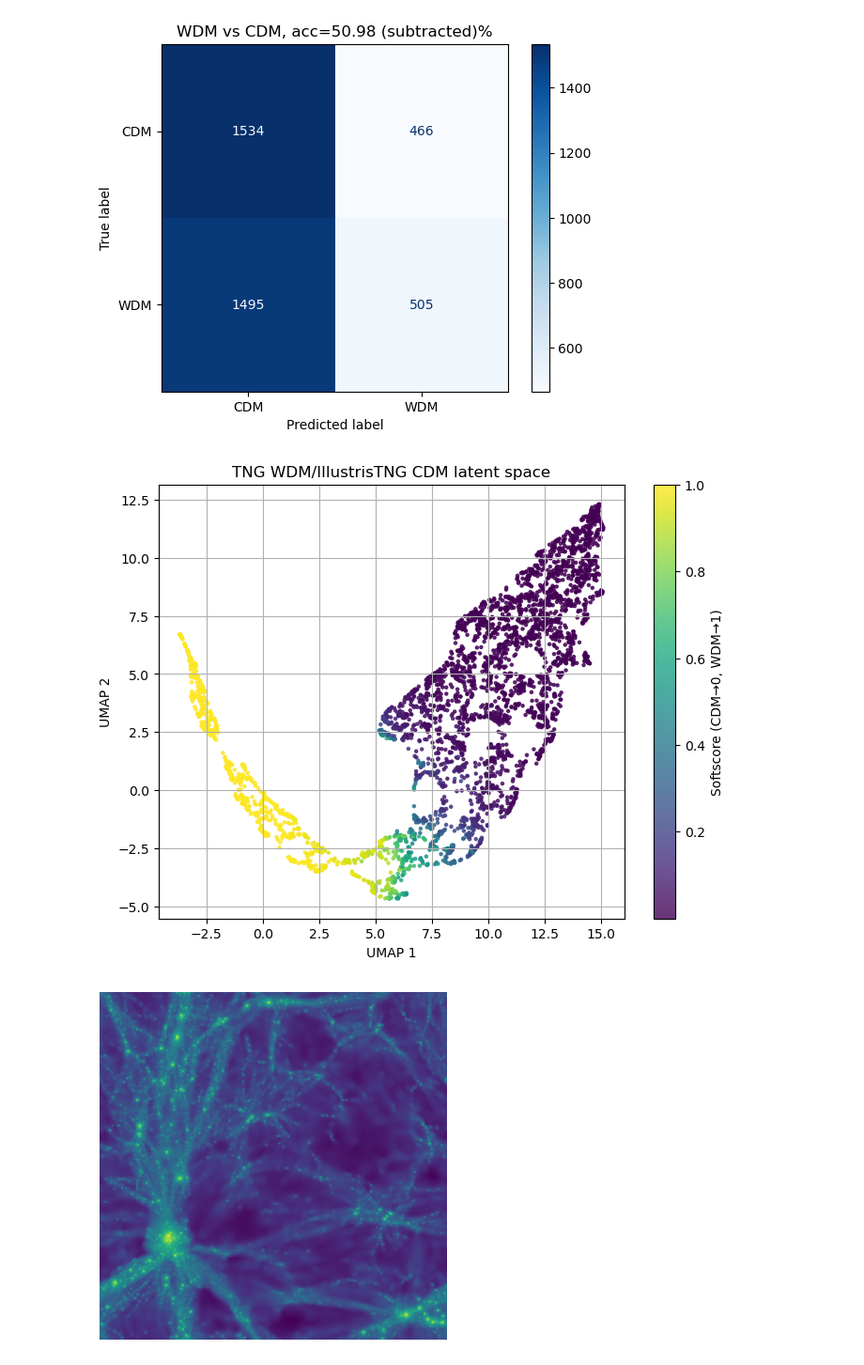
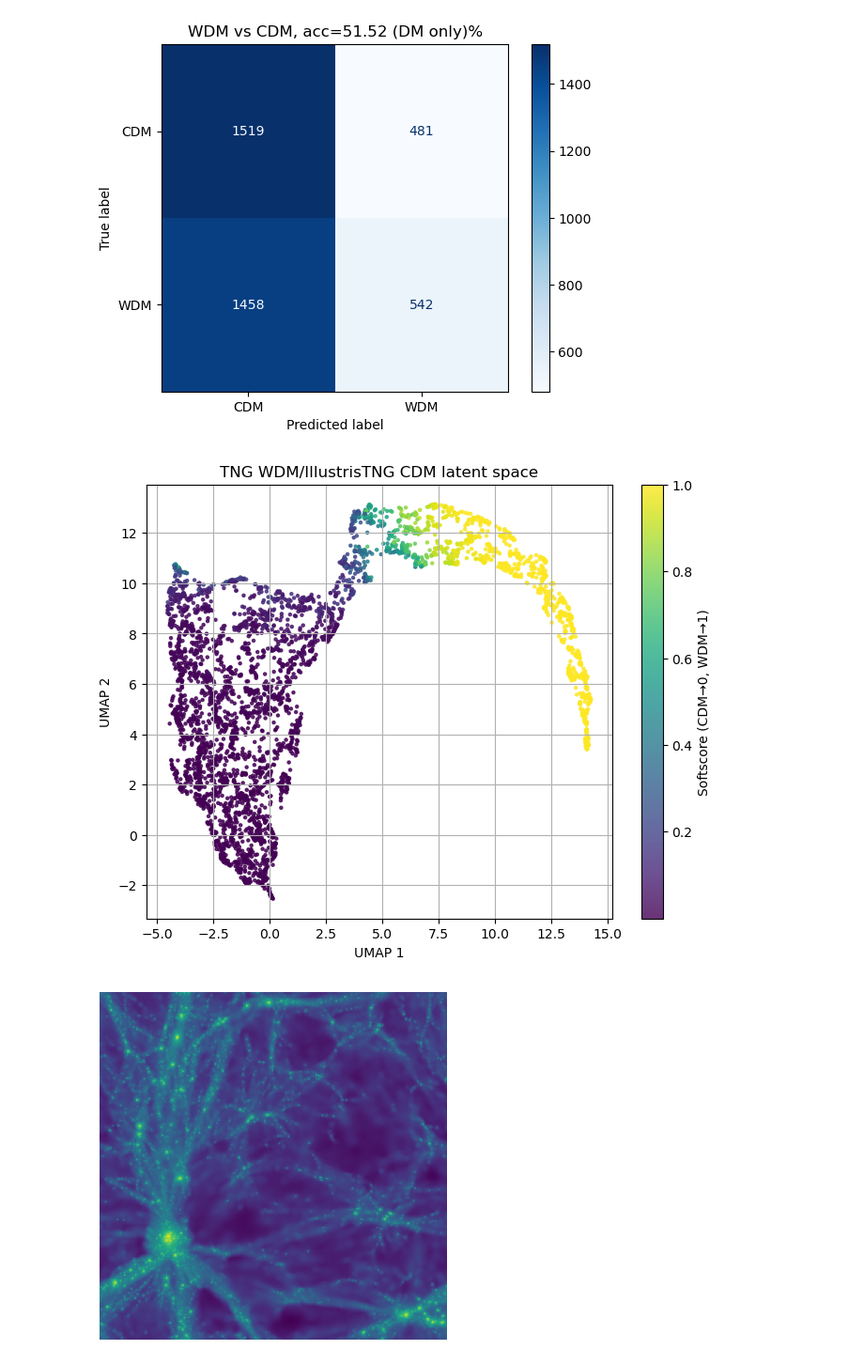
Before and after one commit to mingshauliu/DMLatent, a Jupyter notebook: small_net_bary/test.ipynb, the cells around one changed output. Shown at 94% size. Cells and saved outputs as stored; diff of their text form; code cells hidden in the pictures.

```diff
--- a/small_net_bary/test.ipynb
+++ b/small_net_bary/test.ipynb
@@ -15,8 +15,8 @@ import h5py
 # %%
 cdm_model='IllustrisTNG'
 
-cdm_file=f'/n/netscratch/iaifi_lab/Lab/msliu/CMD/data/{cdm_model}/Maps_Mtot_{cdm_model}_LH_z=0.00.npy'
-wdm_file='/n/netscratch/iaifi_lab/Lab/ccuestalazaro/DREAMS/Images/WDM/boxes/Maps_Mtot_IllustrisTNG_WDM_z=0.00.npy'
+cdm_file=f'/n/netscratch/iaifi_lab/Lab/msliu/CMD/data/{cdm_model}/Maps_Mcdm_{cdm_model}_LH_z=0.00.npy'
+wdm_file='/n/netscratch/iaifi_lab/Lab/ccuestalazaro/DREAMS/Images/WDM/boxes/Maps_Mcdm_IllustrisTNG_WDM_z=0.00.npy'
 
 cdm_gas = '/n/netscratch/iaifi_lab/Lab/msliu/CMD/data/IllustrisTNG/Maps_Mgas_IllustrisTNG_LH_z=0.00.npy'
 wdm_gas='/n/netscratch/iaifi_lab/Lab/ccuestalazaro/DREAMS/Images/WDM/boxes/Maps_Mgas_IllustrisTNG_WDM_z=0.00.npy'
@@ -32,7 +32,8 @@ val_test_transform = SimpleResize(
     apply_log=True  # Keep log scale
 )
 
-test_dataset = load_dataset(all_indices, transform=val_test_transform, cdm_file=cdm_file, wdm_file=wdm_file,bary_file=bary_file)
+test_dataset = load_dataset(all_indices, transform=val_test_transform,
+                            cdm_file=cdm_file, wdm_file=wdm_file,bary_file=None)
 test_loader = DataLoader(test_dataset, batch_size=64, shuffle=False,
                          num_workers=1, pin_memory=True)
 # %% [output]
@@ -88,38 +87,38 @@ with torch.no_grad():
         all_preds.extend(preds.cpu().numpy())
         all_labels.extend(y.cpu().numpy())
 
 features = torch.cat(features, dim=0).numpy()
 softscores = np.array(softscores)
 all_preds = np.array(all_preds)
 all_labels = np.array(all_labels)
 
 # --- Confusion Matrix ---
 cm = confusion_matrix(all_labels, all_preds)
 acc = accuracy_score(all_labels, all_preds)
 disp = ConfusionMatrixDisplay(confusion_matrix=cm, display_labels=["CDM", "WDM"])
 disp.plot(cmap="Blues")
-plt.title(f"WDM vs CDM, acc={acc*100:.2f} (subtracted)%")
-plt.savefig(f'cm_WDMClassifierLarge_subtracted.png')
+plt.title(f"WDM vs CDM, acc={acc*100:.2f} (DM only)%")
+plt.savefig(f'cm_WDMClassifierLarge_DM.png')
 plt.show()
 
 # --- UMAP Projection ---
 reducer = umap.UMAP(n_components=2, random_state=42)
 umap_results = reducer.fit_transform(features)
 
 # --- UMAP Plot ---
 plt.figure(figsize=(8, 6))
 sc = plt.scatter(umap_results[:, 0], umap_results[:, 1],
                  c=softscores, cmap="viridis", alpha=0.8,s=5)
 plt.title(f"TNG WDM/{cdm_model} CDM latent space")
 plt.xlabel("UMAP 1")
 plt.ylabel("UMAP 2")
 plt.colorbar(sc, label="Softscore (CDM→0, WDM→1)")
 plt.grid(True)
-plt.savefig(f'umap_softscore_WDMClassifierLarge_subtracted.png')
+plt.savefig(f'umap_softscore_WDMClassifierLarge_DM.png')
 plt.show()
 # %% [output]
-[figure, old version]
+[figure, new version]
-[figure, old version]
+[figure, new version]
 # %%
 for idx, batch in enumerate(test_loader):
     imgs,lbls=batch
```
Also changed, not shown: parts of 1 cell of this notebook, 7 other files.
